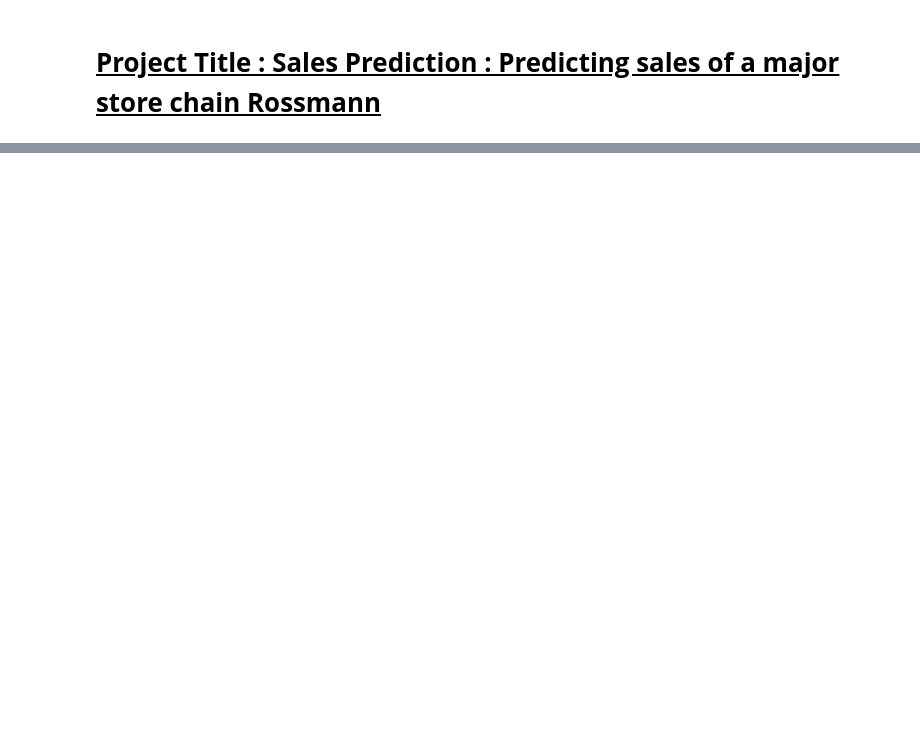
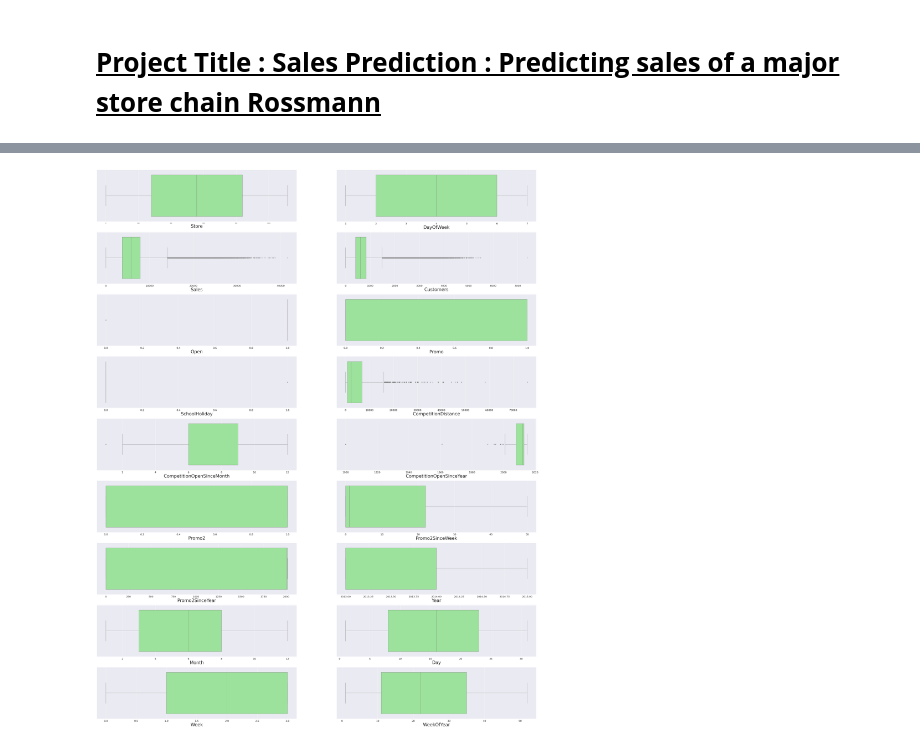
Before and after one commit to RajaChowdhury/Retail-Sales-Prediction, a Jupyter notebook: Rossmann_Sales_Prediction_ML_Capstone_Project_Raja_Chowdhury.ipynb, the cells around one changed output, grey strips where cells are left out. Saved outputs shown, nothing was run; the diff lists cells and outputs as text; code cells hidden in the pictures; blank space fills up the shorter version.

```diff
--- a/Rossmann_Sales_Prediction_ML_Capstone_Project_Raja_Chowdhury.ipynb
+++ b/Rossmann_Sales_Prediction_ML_Capstone_Project_Raja_Chowdhury.ipynb
@@ -35,0 +355,3 @@
+# %%
+# Dropping Unnecessary Columns
+df=df.drop(['Date','PromoInterval'],axis=1)
@@ -35,0 +376,7 @@
+# %%
+#Checking the number of Null Values in our columns.
+for i in df.columns:
+    ab = df[i].isnull().sum()
+    if ab != 0:
+        print(i + " column has {} null values.".format(ab))
+        print()
@@ -35,0 +417,16 @@
+# %%
+# Filling null values using mode as CompetitionOpenSinceMonth column is categorical
+df['CompetitionOpenSinceMonth'].fillna(df['CompetitionOpenSinceMonth'].mode()[0], inplace = True)
+
+# Filling null values using median as CompetitionDistance column had outliers
+df['CompetitionDistance'].fillna(df['CompetitionDistance'].median(), inplace = True)
+
+# Filling null values using mode as CompetitionOpenSinceYear column is categorical
+df['CompetitionOpenSinceYear'].fillna(df['CompetitionOpenSinceYear'].mode()[0], inplace = True)
+# %%
+#Making function for imputing zero in place of null values
+def impute_zero(series):
+    return series.fillna(0)
+
+df.Promo2SinceWeek = df['Promo2SinceWeek'].transform(impute_zero)
+df.Promo2SinceYear = df['Promo2SinceYear'].transform(impute_zero)
@@ -35,0 +469,13 @@
+# %%
+# Box plot to detect outliers
+
+lst_box = df.describe().columns
+plt.figure(figsize = (70,100))
+sns.set_theme()
+for i in enumerate(lst_box):
+  plt.subplot(10, 2, i[0]+1)
+  sns.set(font_scale = 2)
+  sns.boxplot(df[i[1]], color= 'lightgreen')
+  plt.xlabel(i[1], fontsize=40)
+# %% [output]
+[figure, added]
```
Also changed, not shown: parts of 52 cells of this notebook.
